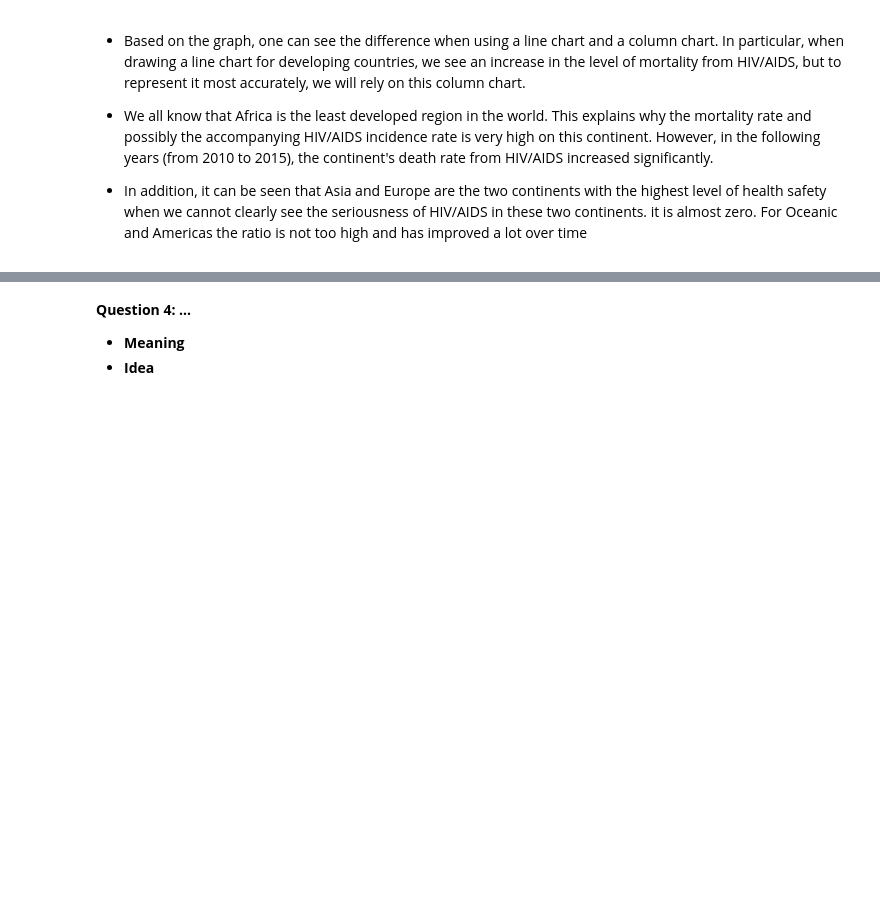
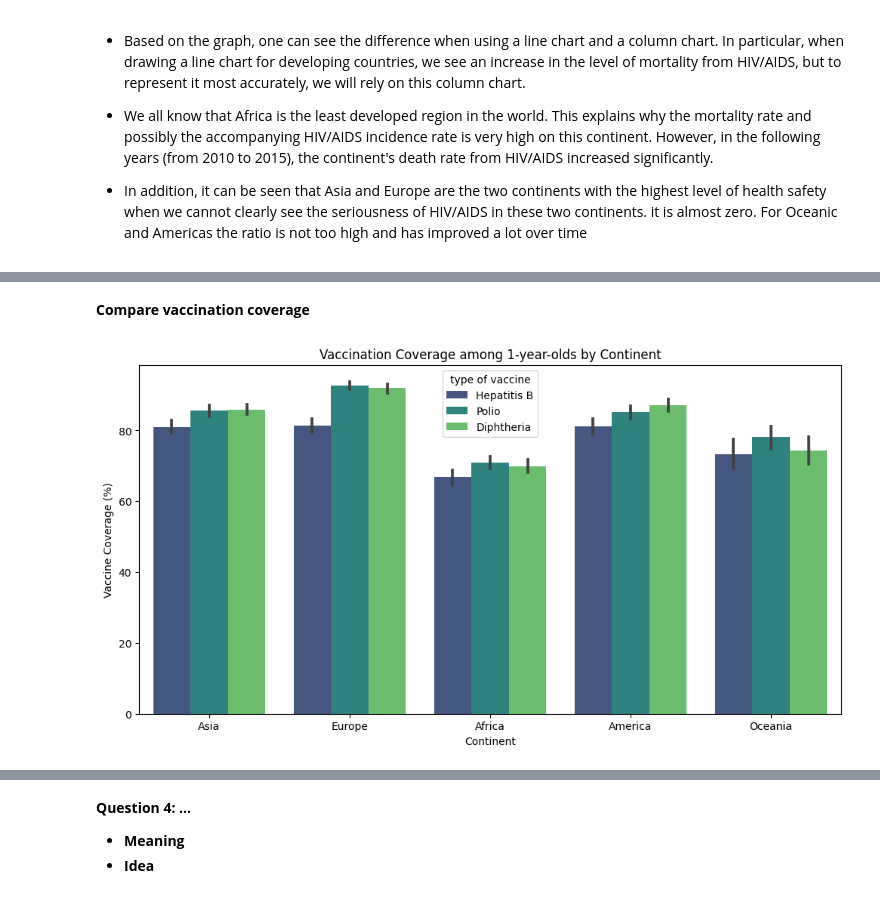
Before and after one commit to huyban2003/P4DS, a Jupyter notebook: Notebook.ipynb, the cells around one changed output, grey strips where cells are left out. Saved outputs shown, nothing was run; the diff lists cells and outputs as text; code cells hidden in the pictures; blank space fills up the shorter version.

Commit message:
[Data Analyzing] - Finish Q3

```diff
--- a/Notebook.ipynb
+++ b/Notebook.ipynb
@@ -608,0 +613,20 @@ plt.show()
+# %% [markdown]
+**Compare vaccination coverage**
+# %%
+##TODO
+columns_of_interest = ['Continent', 'Hepatitis B', 'Polio', 'Diphtheria']
+df_vaccination = df[columns_of_interest]
+
+# Melt the DataFrame f
+df_melted = pd.melt(df_vaccination, id_vars='Continent', var_name='Vaccine', value_name='Coverage')
+
+# Plot the stacked bar chart
+plt.figure(figsize=(12, 6))
+sns.barplot(x='Continent', y='Coverage', hue='Vaccine', data=df_melted, palette='viridis')
+plt.xlabel('Continent')
+plt.ylabel('Vaccine Coverage (%)')
+plt.title('Vaccination Coverage among 1-year-olds by Continent')
+plt.legend(title='type of vaccine')
+plt.show()
+# %% [output]
+[figure, added]
```
Also changed, not shown: parts of 19 cells of this notebook.
